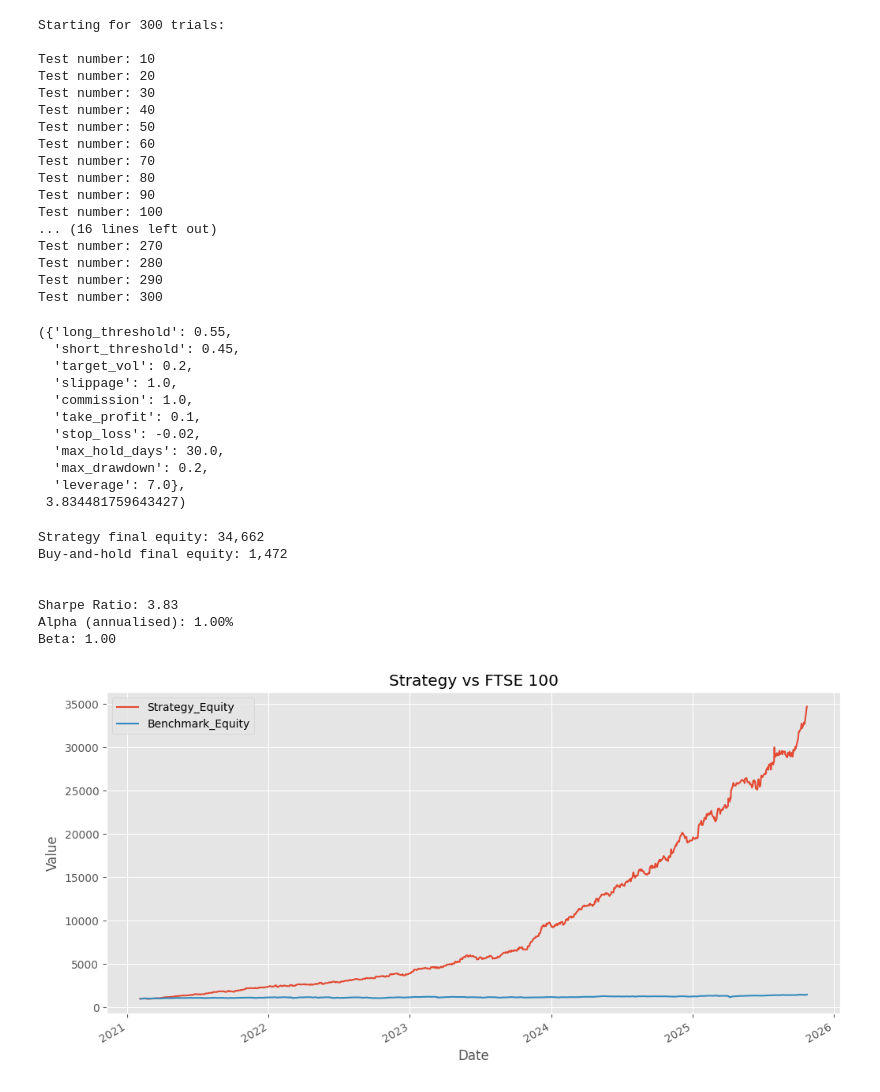
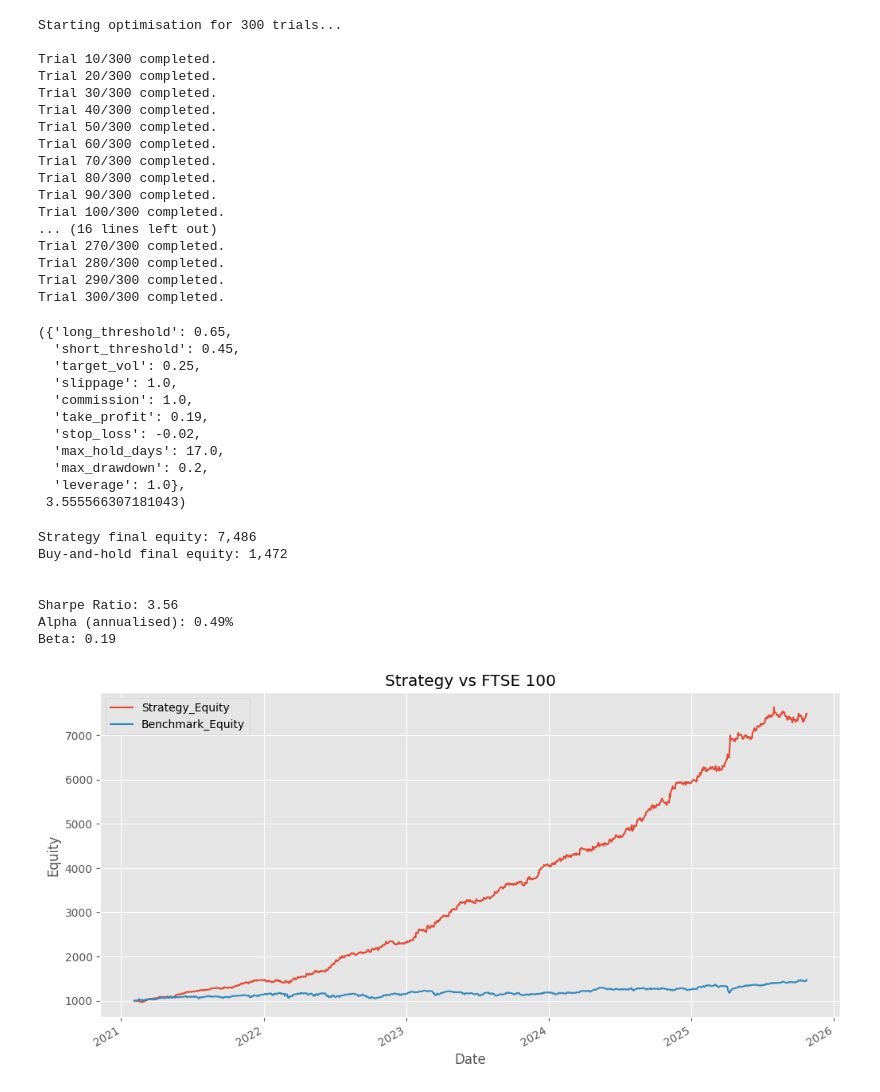
Before and after one commit to rowanwalker51/multi-asset-transformer, a Jupyter notebook: notebooks/01_exploratory_data_analysis.ipynb, the cells around one changed output. Saved outputs shown, nothing was run; the diff lists cells and outputs as text; code cells hidden in the pictures.

```diff
--- a/notebooks/01_exploratory_data_analysis.ipynb
+++ b/notebooks/01_exploratory_data_analysis.ipynb
@@ -75,64 +74,53 @@ param_grid ={'long_threshold': np.arange(55, 80, 5)/100,
              'max_drawdown': 0.2,
              'leverage': np.arange(1, 10)}
 
-param_grid_best, sharpe = backtest.optimise_sharpe(param_grid,
-                                                   trials=300,
-                                                   start_date='2021-01-01',
-                                                   end_date='2025-11-01')
+param_grid_best, sharpe = optimise_sharpe(param_grid,
+                                          trials=300,
+                                          start_date='2021-01-01',
+                                          end_date='2025-11-01')
 # %% [output]
-Starting for 300 trials:
+Starting optimisation for 300 trials...
 
-Test number: 10
-Test number: 20
-Test number: 30
-Test number: 40
-Test number: 50
-Test number: 60
-Test number: 70
-Test number: 80
-Test number: 90
-Test number: 100
+Trial 10/300 completed.
+Trial 20/300 completed.
+Trial 30/300 completed.
+Trial 40/300 completed.
+Trial 50/300 completed.
+Trial 60/300 completed.
+Trial 70/300 completed.
+Trial 80/300 completed.
+Trial 90/300 completed.
+Trial 100/300 completed.
 ... (16 lines left out)
-Test number: 270
-Test number: 280
-Test number: 290
-Test number: 300
+Trial 270/300 completed.
+Trial 280/300 completed.
+Trial 290/300 completed.
+Trial 300/300 completed.
 # %%
 param_grid_best, sharpe
 # %% [output]
-({'long_threshold': 0.55,
+({'long_threshold': 0.65,
   'short_threshold': 0.45,
-  'target_vol': 0.2,
+  'target_vol': 0.25,
   'slippage': 1.0,
   'commission': 1.0,
-  'take_profit': 0.1,
+  'take_profit': 0.19,
   'stop_loss': -0.02,
-  'max_hold_days': 30.0,
+  'max_hold_days': 17.0,
   'max_drawdown': 0.2,
-  'leverage': 7.0},
- 3.834481759643427)
+  'leverage': 1.0},
+ 3.555566307181043)
 # %%
-param_grid ={'long_threshold': 0.55,
-             'short_threshold': 0.45,
-             'target_vol': 0.2,
-             'slippage': 1,
-             'commission': 1,
-             'take_profit': 0.1,
-             'stop_loss': -0.02,
-             'max_hold_days': 30,
-             'max_drawdown': 0.2,
-             'leverage': 7}
-
-s, b, r = backtest.backtest(param_grid_best,
-                            start_date='2021-01-01',
-                            end_date='2025-11-01')
+s, b, r = backtest(param_grid_best,
+                   start_date='2021-01-01',
+                   end_date='2025-11-01')
 # %% [output]
-Strategy final equity: 34,662
+Strategy final equity: 7,486
 Buy-and-hold final equity: 1,472
 
 
-Sharpe Ratio: 3.83
-Alpha (annualised): 1.00%
-Beta: 1.00
+Sharpe Ratio: 3.56
+Alpha (annualised): 0.49%
+Beta: 0.19
-[figure, old version]
+[figure, new version]
 # %%
```
Also changed, not shown: parts of 4 cells of this notebook, 22 other files.
